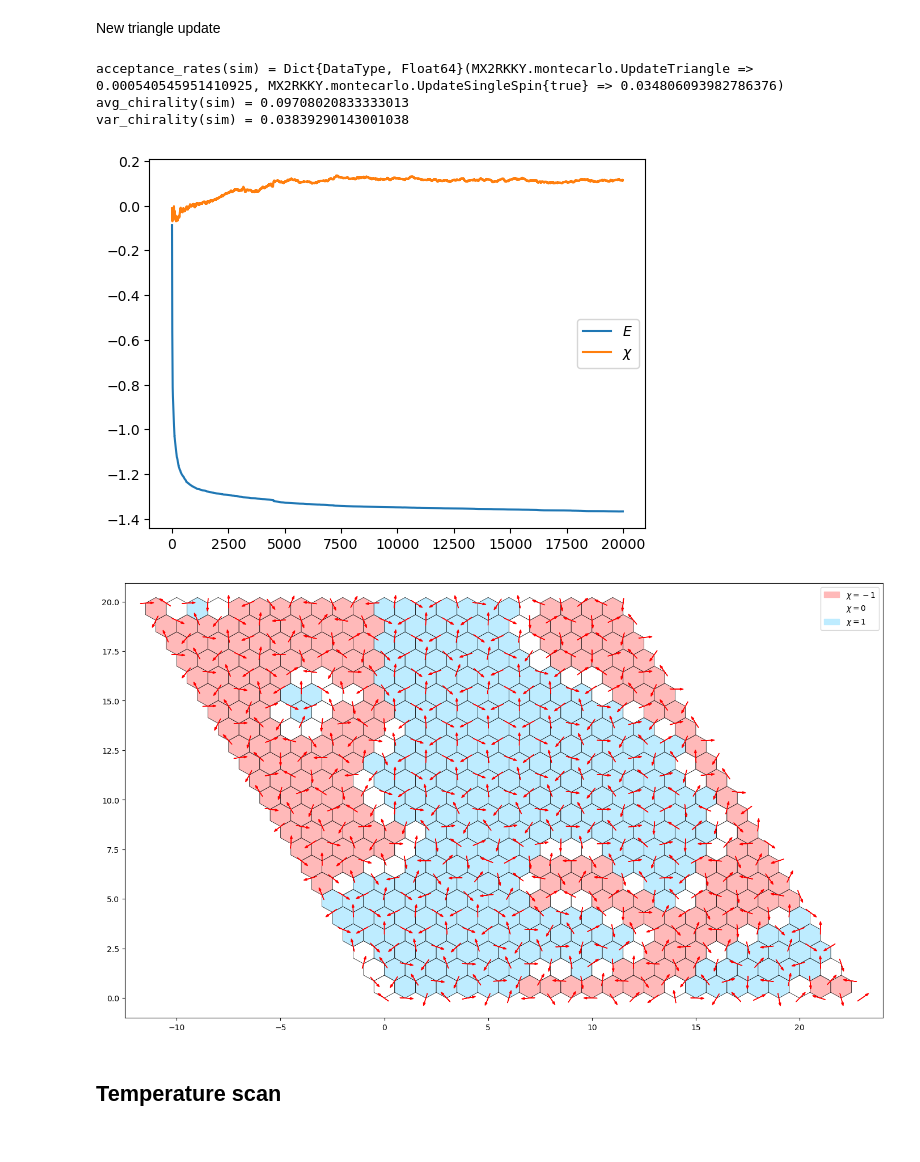
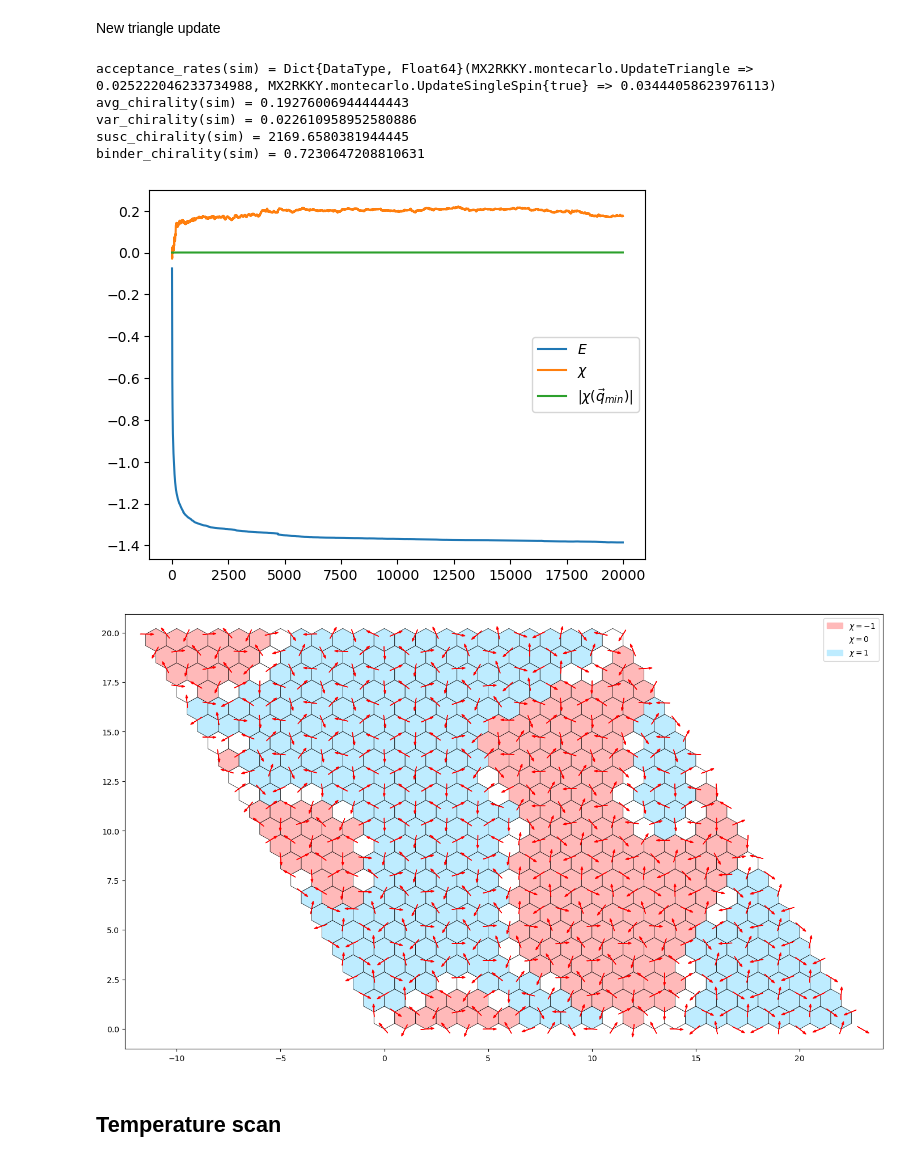
Before and after one commit to krivenko/MX2RKKY.jl, a Jupyter notebook: notebooks/Heisenberg.ipynb, the cells around one changed output. Cells and saved outputs as stored; diff of their text form; code cells hidden in the pictures.

Commit message:
New module `MX2RKKY.observables`
It contains functions that extract various observables from arrays of
measured MC samples.

```diff
--- a/notebooks/Heisenberg.ipynb
+++ b/notebooks/Heisenberg.ipynb
@@ -202,31 +259,36 @@ New triangle update
 # %%
 T = 0.01
 
 n_cycles = 20000
 n_warmup_cycles = 0
 cycle_length = 50
 
 rng = MersenneTwister(123456)
 conf = Configuration(L1, L2, rng, inplane=true)
-sim = MCSimulation(conf, β=1/T, Jpar=Jpar, Jperp=Jperp, Vpar=Vpar, Vperp=Vperp, λ=λ, Vrenormalize=false)
+sim = MCSimulation(conf, rng, β=1/T, Jpar=Jpar, Jperp=Jperp, Vpar=Vpar, Vperp=Vperp, λ=λ, Vrenormalize=false)
 run!(sim, n_cycles=n_cycles, n_warmup_cycles=n_warmup_cycles, cycle_length=cycle_length, inplane=true, update_triangle_prob=0.1)
 
 @show acceptance_rates(sim)
 @show avg_chirality(sim)
 @show var_chirality(sim)
+@show susc_chirality(sim)
+@show binder_chirality(sim)
 
 plt.plot(sim.measurements.energy ./ (L1 * L2), label=raw"$E$")
 plt.plot(sim.measurements.chirality, label=raw"$\chi$")
+plt.plot(abs.(sim.measurements.chirality_at_q_min), label=raw"$|\chi(\vec{q}_{min})|$")
 plt.legend()
 
 fig = plot_conf(sim.conf);
 fig.savefig("conf_new_update.pdf")
 # %% [output]
-acceptance_rates(sim) = Dict{DataType, Float64}(MX2RKKY.montecarlo.UpdateTriangle => 0.000540545951410925, MX2RKKY.montecarlo.UpdateSingleSpin{true} => 0.034806093982786376)
-avg_chirality(sim) = 0.09708020833333013
-var_chirality(sim) = 0.03839290143001038
+acceptance_rates(sim) = Dict{DataType, Float64}(MX2RKKY.montecarlo.UpdateTriangle => 0.025222046233734988, MX2RKKY.montecarlo.UpdateSingleSpin{true} => 0.03444058623976113)
+avg_chirality(sim) = 0.19276006944444443
+var_chirality(sim) = 0.022610958952580886
+susc_chirality(sim) = 2169.6580381944445
+binder_chirality(sim) = 0.7230647208810631
-[figure, old version]
+[figure, new version]
-[figure, old version]
+[figure, new version]
 # %% [markdown]
 ## Temperature scan
 # %%
```
Also changed, not shown: parts of 9 cells of this notebook, 5 other files.
